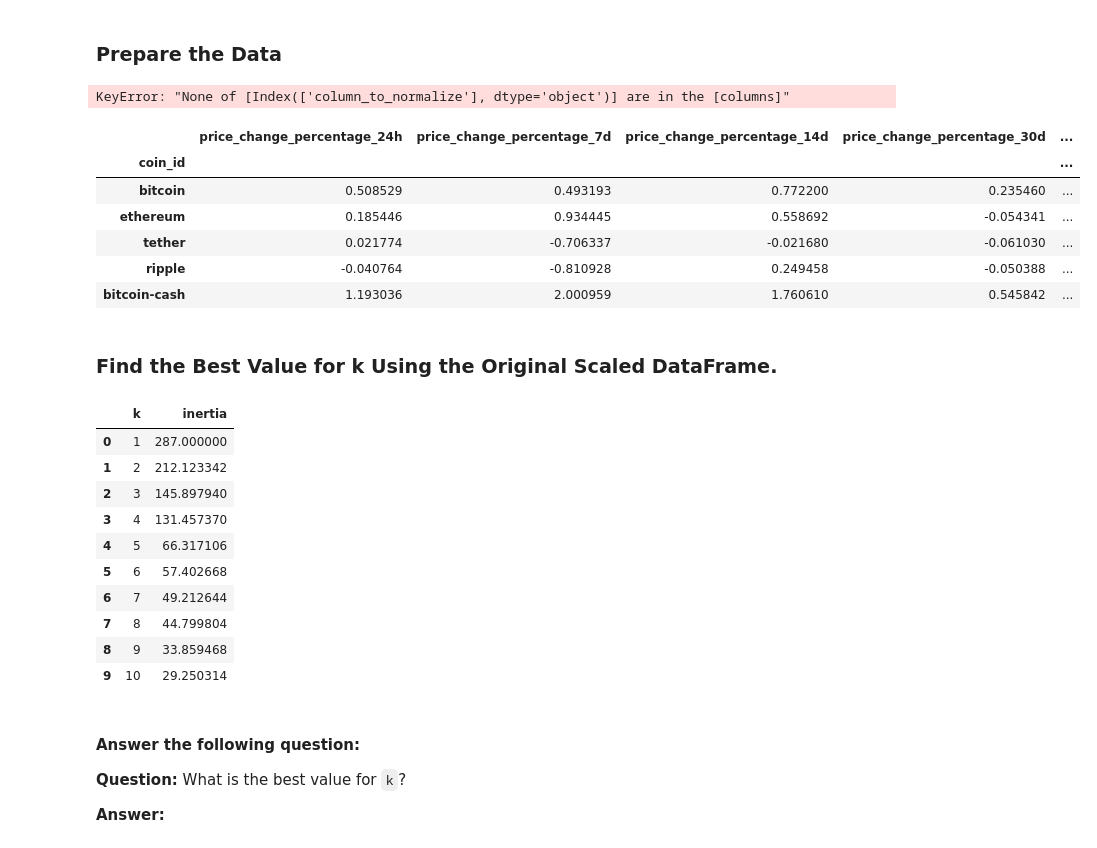
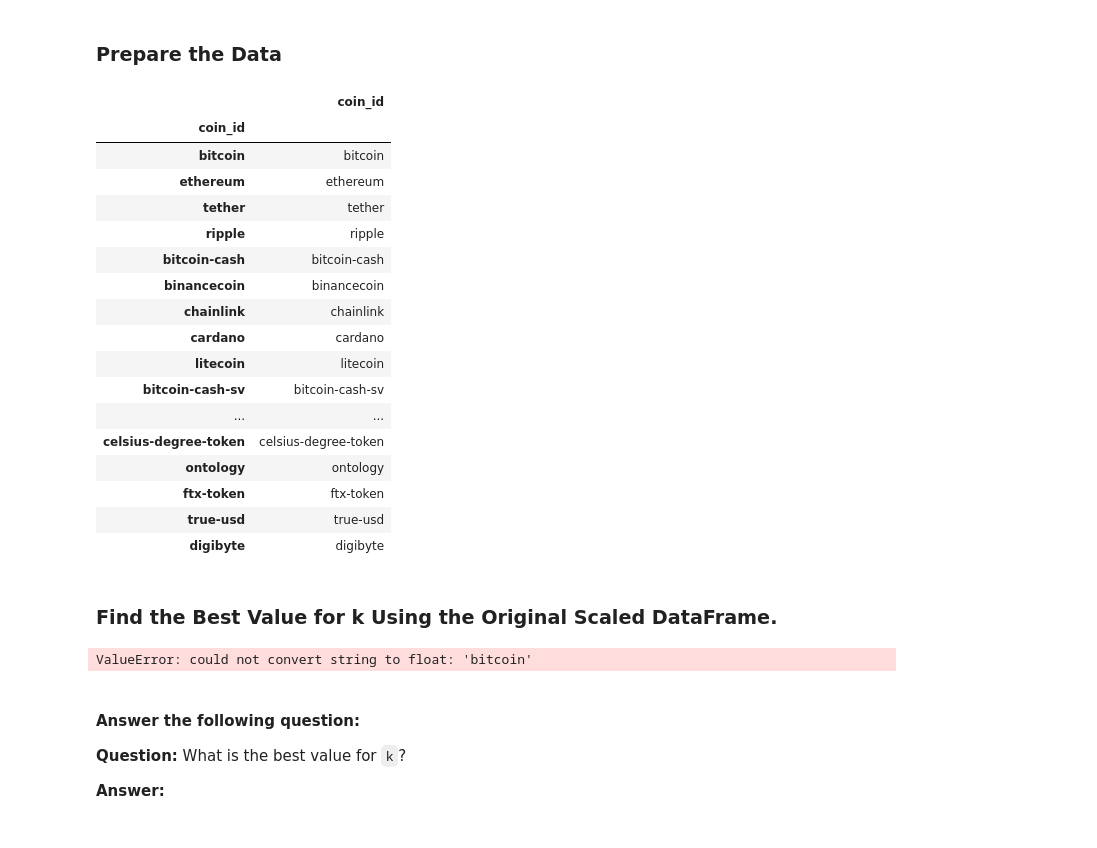
Before and after one commit to McKala1/CryptoClustering, a Jupyter notebook: Crypto_Clustering.ipynb, the cells around one changed output. Drawn from its saved outputs; the diff is of its cells as text; code cells hidden in the pictures.

Commit message:
adding coinid

```diff
--- a/Crypto_Clustering.ipynb
+++ b/Crypto_Clustering.ipynb
@@ -44,31 +44,40 @@ market_data_df.describe()
 
 # Instantiate the StandardScaler
 scaler = StandardScaler()
-
-# Fit and transform the data
-market_data_df[['column_to_normalize']] = scaler.fit_transform(market_data_df[['column_to_normalize']])
-# %% [output]
-KeyError: "None of [Index(['column_to_normalize'], dtype='object')] are in the [columns]"
 # %%
 # Create a DataFrame with the scaled data
-scaled_data_df = market_data_df.copy()
+market_data_stocks_scaled = pd.DataFrame(
+    market_data_df,
+    columns=["coin_id"]
+)
 
 # Copy the crypto names from the original data
-scaled_data_df['crypto_names'] = market_data_df['crypto_names']
+#scaled_data_df['bitcoin','ethereum','tether','ripple','bitcoin-cash','binancecoin','chainlink','cardano','litecoin','bitcoin-cash-sv'] = market_data_df['bitcoin','ethereum','tether','ripple','bitcoin-cash','binancecoin','chainlink','cardano','litecoin','bitcoin-cash-sv']
 
 # Set the coinid column as index
-scaled_data_df.set_index('coinid', inplace=True)
+market_data_stocks_scaled["coin_id"] = market_data_df.index
 
 # Display sample data
-Display(scaled_data_df)
+display(market_data_stocks_scaled)
 # %% [output]
-|  | price_change_percentage_24h | price_change_percentage_7d | price_change_percentage_14d | price_change_percentage_30d | ... |
-| coin_id |  |  |  |  | ... |
-| bitcoin | 0.508529 | 0.493193 | 0.772200 | 0.235460 | ... |
-| ethereum | 0.185446 | 0.934445 | 0.558692 | -0.054341 | ... |
-| tether | 0.021774 | -0.706337 | -0.021680 | -0.061030 | ... |
-| ripple | -0.040764 | -0.810928 | 0.249458 | -0.050388 | ... |
-| bitcoin-cash | 1.193036 | 2.000959 | 1.760610 | 0.545842 | ... |
+|  | coin_id |
+| coin_id |  |
+| bitcoin | bitcoin |
+| ethereum | ethereum |
+| tether | tether |
+| ripple | ripple |
+| bitcoin-cash | bitcoin-cash |
+| binancecoin | binancecoin |
+| chainlink | chainlink |
+| cardano | cardano |
+| litecoin | litecoin |
+| bitcoin-cash-sv | bitcoin-cash-sv |
+| ... | ... |
+| celsius-degree-token | celsius-degree-token |
+| ontology | ontology |
+| ftx-token | ftx-token |
+| true-usd | true-usd |
+| digibyte | digibyte |
 # %% [markdown]
 ### Find the Best Value for k Using the Original Scaled DataFrame.
 # %%
@@ -101,17 +110,7 @@ elbow_df = pd.DataFrame(elbow_data)
 # Display the DataFrame
 Display(elbow_df)
 # %% [output]
-|  | k | inertia |
-| 0 | 1 | 287.000000 |
-| 1 | 2 | 212.123342 |
-| 2 | 3 | 145.897940 |
-| 3 | 4 | 131.457370 |
-| 4 | 5 | 66.317106 |
-| 5 | 6 | 57.402668 |
-| 6 | 7 | 49.212644 |
-| 7 | 8 | 44.799804 |
-| 8 | 9 | 33.859468 |
-| 9 | 10 | 29.250314 |
+ValueError: could not convert string to float: 'bitcoin'
 # %%
 # Plot a line chart with all the inertia values computed with
 # the different values of k to visually identify the optimal value for k.
```
